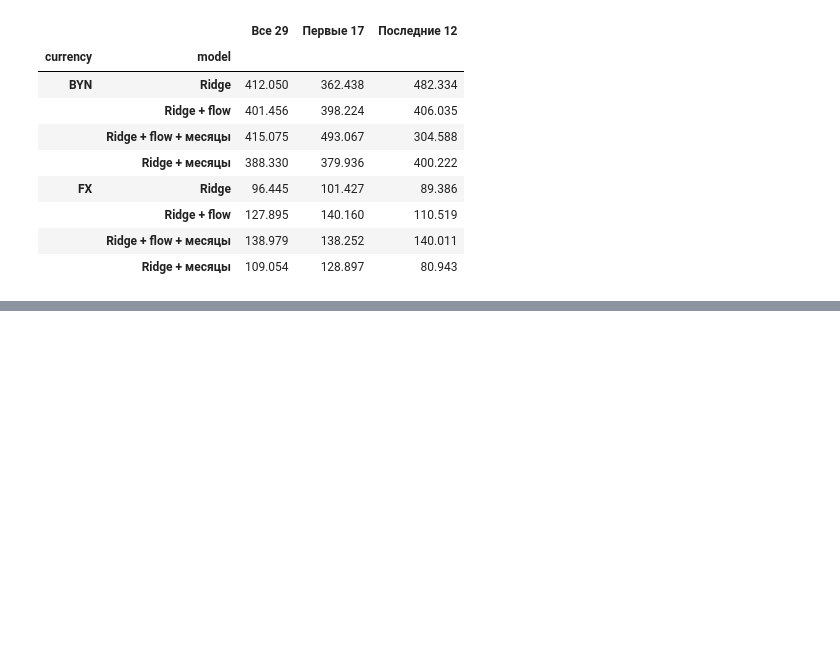
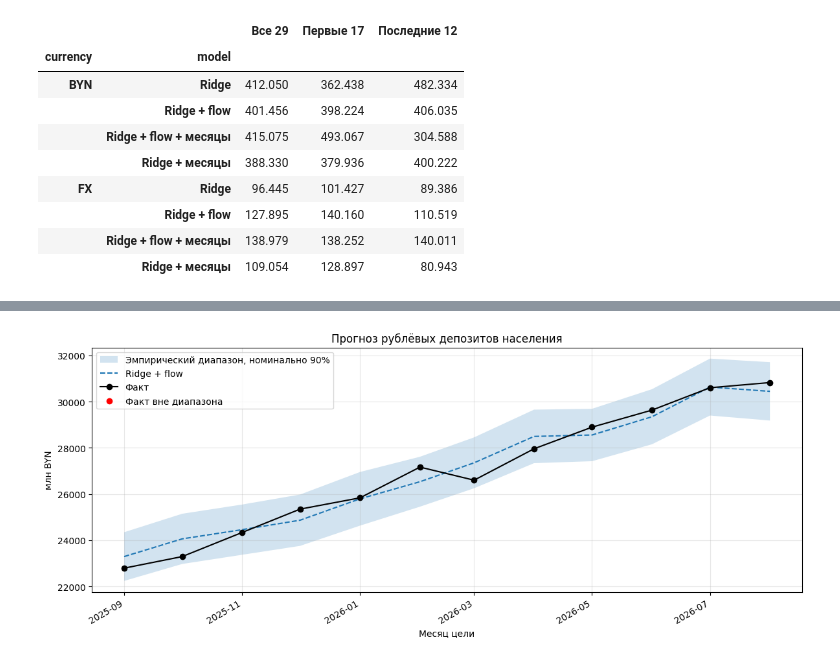
Before and after one commit to venskovalentin/belarus_dollarization_paper, a Jupyter notebook: notebooks/research_notebook.ipynb, the cells around one changed output, grey strips where cells are left out. Saved outputs shown, nothing was run; the diff lists cells and outputs as text; code cells hidden in the pictures; blank space fills up the shorter version.

```diff
--- a/notebooks/research_notebook.ipynb
+++ b/notebooks/research_notebook.ipynb
@@ -1475,0 +1727,42 @@ display(season_comparison.round(3))
+# %%
+dates = ranges_last12.index.to_timestamp()
+
+fig, ax = plt.subplots(figsize=(12, 5))
+
+ax.fill_between(
+    dates,
+    ranges_last12["lower"].to_numpy(),
+    ranges_last12["upper"].to_numpy(),
+    alpha=0.2,
+    label="Эмпирический диапазон, номинально 90%",
+)
+
+ax.plot(
+    dates, ranges_last12["prediction"],
+    linestyle="--", label="Ridge + flow",
+)
+
+ax.plot(
+    dates, ranges_last12["actual"],
+    color="black", marker="o", label="Факт",
+)
+
+outside = ~ranges_last12["inside"]
+
+ax.scatter(
+    dates[outside.to_numpy()],
+    ranges_last12.loc[outside, "actual"],
+    color="red", zorder=5, label="Факт вне диапазона",
+)
+
+ax.set_title("Прогноз рублёвых депозитов населения")
+ax.set_ylabel("млн BYN")
+ax.set_xlabel("Месяц цели")
+ax.legend()
+ax.grid(alpha=0.3)
+
+fig.autofmt_xdate()
+plt.tight_layout()
+plt.show()
+# %% [output]
+[figure, added]
```
Also changed, not shown: parts of 12 cells of this notebook.
